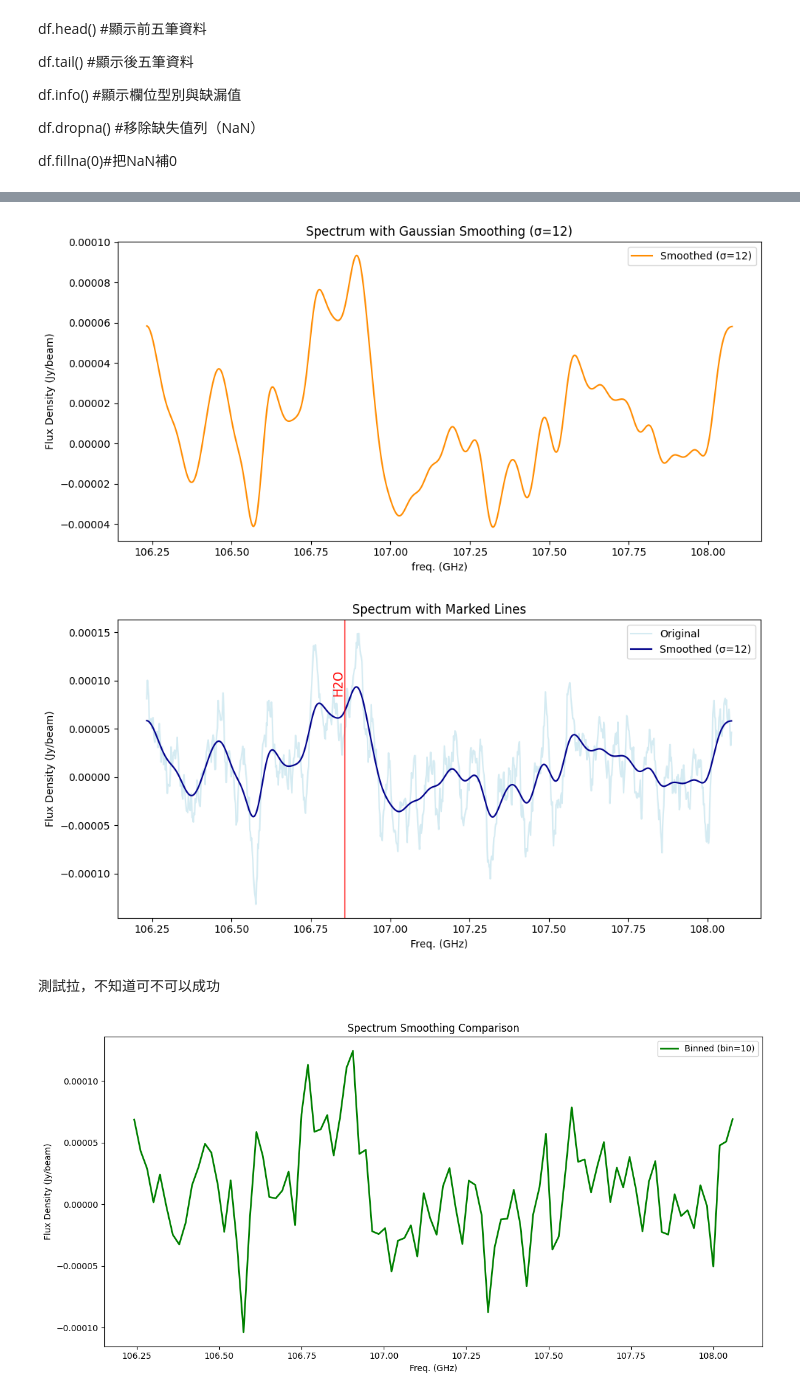
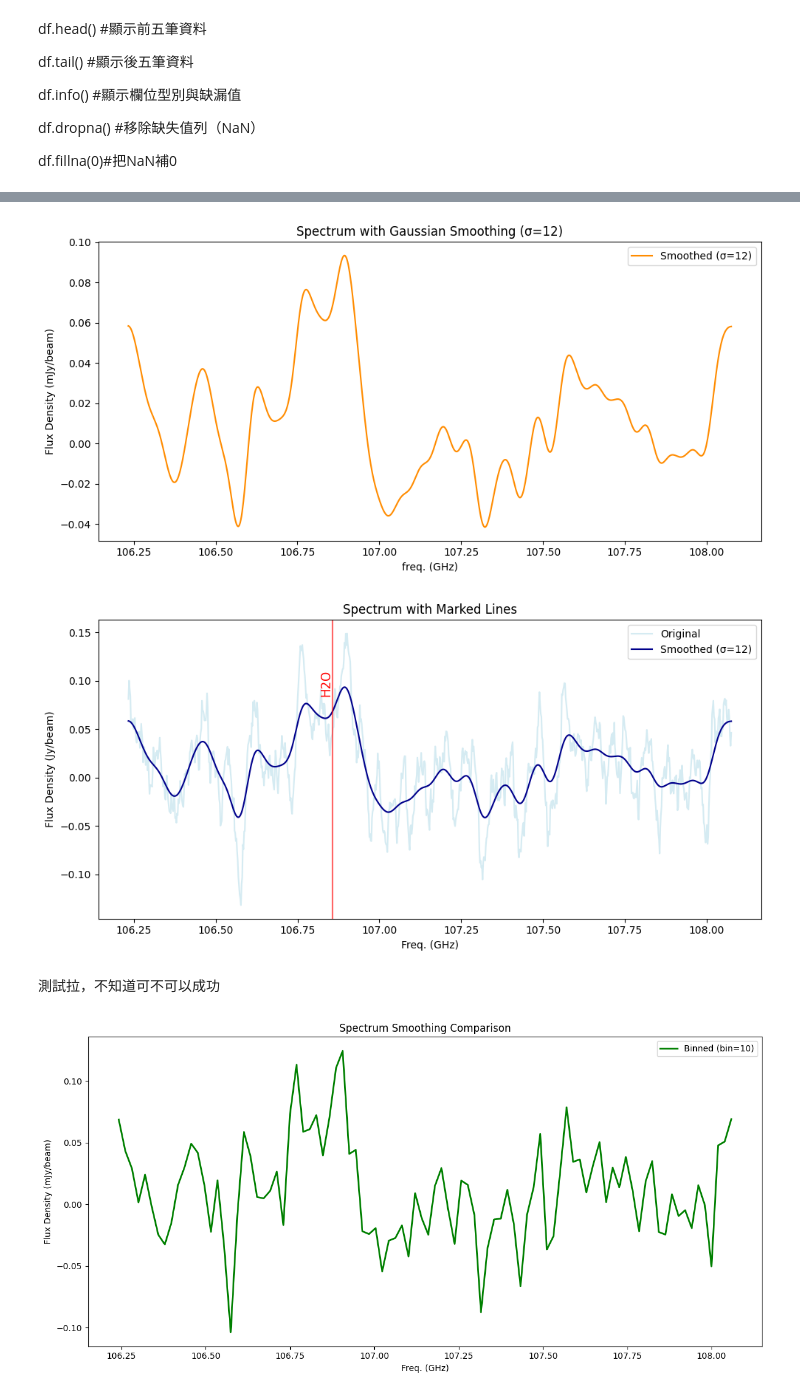
Before and after one commit to 000RF/spectral-line, a Jupyter notebook: Cloverleaf/spw27/spw27.ipynb, the cells around one changed output, grey strips where cells are left out. Drawn from its saved outputs; the diff is of its cells as text; code cells hidden in the pictures.

```diff
--- a/Cloverleaf/spw27/spw27.ipynb
+++ b/Cloverleaf/spw27/spw27.ipynb
@@ -54,15 +55,15 @@ y_smoothed = gaussian_filter1d(df[df.columns[1]], sigma=12)
 # %%
 plt.figure(figsize=(10, 5))
 #plt.plot(df[df.columns[0]], df[df.columns[1]], label="Original Spectrum", color="mediumblue", alpha=0.5)
-plt.plot(df[df.columns[0]], y_smoothed, label="Smoothed (σ=12)", color="darkorange")
+plt.plot(df[df.columns[0]], y_gauss, label="Smoothed (σ=12)", color="darkorange")
 plt.xlabel("freq. (GHz)")
-plt.ylabel("Flux Density (Jy/beam)")
+plt.ylabel("Flux Density (mJy/beam)")
 plt.title("Spectrum with Gaussian Smoothing (σ=12)")
 plt.legend()
 plt.tight_layout()
 plt.show()
 # %% [output]
-[figure, old version]
+[figure, new version]
 # %%
 #加入譜線(沒存到HAHA)
 #line_file = "member.uid___A001_X2d20_X39ab.Cloverleaf_sci.spw27.cube.I.pbcor.fits-Z-profile-Region_3-Statistic_Mean-Coordinate_Current-2025-07-07-16-47-35.tsv.tsv"
@@ -75,10 +76,10 @@ my_lines = [(106.857,"H2O")]
 # %%
 plt.figure(figsize=(10, 5))
 plt.plot(df[df.columns[0]], df[df.columns[1]], label="Original", color="lightblue", alpha=0.5)
-plt.plot(df[df.columns[0]], y_smoothed, label="Smoothed (σ=12)", color="darkblue")
+plt.plot(df[df.columns[0]], y_gauss, label="Smoothed (σ=12)", color="darkblue")
 for freq, label in my_lines:
     plt.axvline(freq, color="red", linestyle="-", alpha=0.6)
-    plt.text(freq, max(y_smoothed)*0.9, label, rotation=90, color="red", fontsize=12, ha='right', va='bottom')
+    plt.text(freq, max(y_gauss)*0.9, label, rotation=90, color="red", fontsize=12, ha='right', va='bottom')
 plt.xlabel("Freq. (GHz)")
 plt.ylabel("Flux Density (Jy/beam)")
 plt.title("Spectrum with Marked Lines")
@@ -86,7 +87,7 @@ plt.legend()
 plt.tight_layout()
 plt.show()
 # %% [output]
-[figure, old version]
+[figure, new version]
 # %% [markdown]
 測試拉，不知道可不可以成功
 # %%
@@ -100,18 +101,19 @@ def rebin_spectrum(x, y, bin_size):
     return x_binned, y_binned
 
 x_bin, y_bin = rebin_spectrum(x, y, bin_size=10)
+y_bin = y_bin * 1000  #將第二欄的值乘以1000，轉換為mJy/beam
 # %%
 plt.figure(figsize=(12, 6))
 plt.plot(x_bin, y_bin, label="Binned (bin=10)", color="green", linewidth=2)
 
 plt.xlabel("Freq. (GHz)")
-plt.ylabel("Flux Density (Jy/beam)")
+plt.ylabel("Flux Density (mJy/beam)")
 plt.title("Spectrum Smoothing Comparison")
 plt.legend()
 plt.tight_layout()
 plt.show()
 # %% [output]
-[figure, old version]
+[figure, new version]
 # %%
 #boxcar smoothing
 def boxcar_smooth(y, kernel_size):
```
Also changed, not shown: parts of 6 cells of this notebook.
